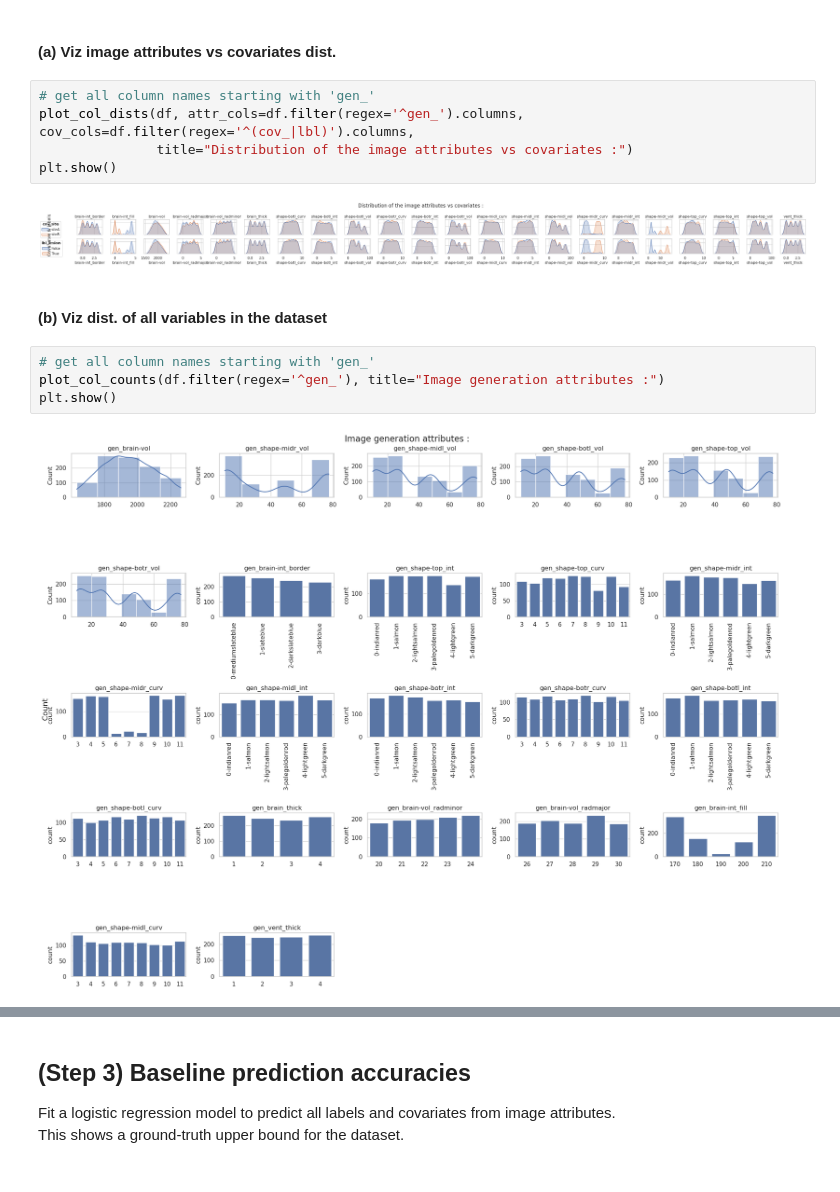
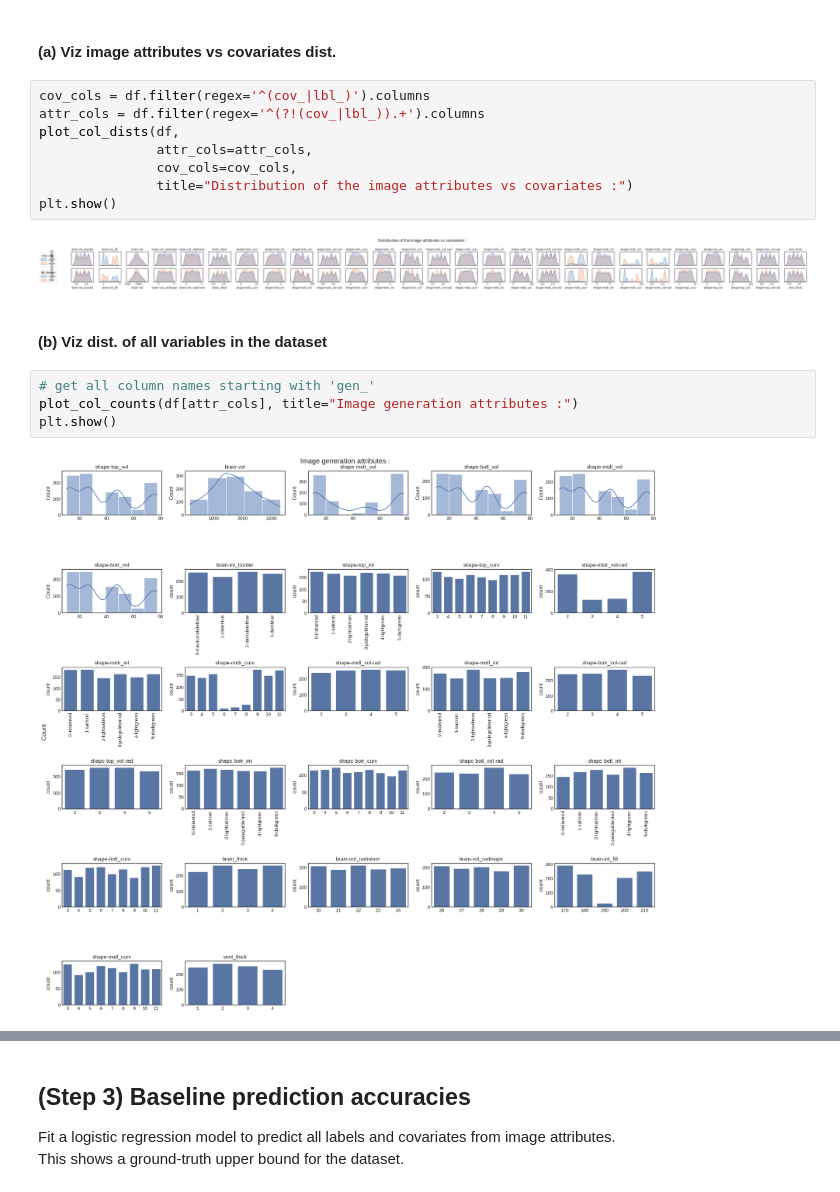
Before and after one commit to RoshanRane/toybrains, a Jupyter notebook: 0_tutorial.ipynb, the cells around one changed output, grey strips where cells are left out. Cells and saved outputs as stored; diff of their text form.

Commit message:
Baseline analysis now takes all interesting subsets of attributes as input

```diff
--- a/0_tutorial.ipynb
+++ b/0_tutorial.ipynb
@@ -125,20 +139,23 @@ df.head()
 # %% [markdown]
 #### (a) Viz image attributes vs covariates dist.
 # %%
-# get all column names starting with 'gen_'
-plot_col_dists(df, attr_cols=df.filter(regex='^gen_').columns, cov_cols=df.filter(regex='^(cov_|lbl)').columns,
+cov_cols = df.filter(regex='^(cov_|lbl_)').columns
+attr_cols = df.filter(regex='^(?!(cov_|lbl_)).+').columns
+plot_col_dists(df,
+               attr_cols=attr_cols,
+               cov_cols=cov_cols,
                title="Distribution of the image attributes vs covariates :")
 plt.show()
 # %% [output]
-[figure, old version]
+[figure, new version]
 # %% [markdown]
 #### (b) Viz dist. of all variables in the dataset
 # %%
 # get all column names starting with 'gen_'
-plot_col_counts(df.filter(regex='^gen_'), title="Image generation attributes :")
+plot_col_counts(df[attr_cols], title="Image generation attributes :")
 plt.show()
 # %% [output]
-[figure, old version]
+[figure, new version]
 # %%
 # get all column names starting with 'gen_'
 plot_col_counts(df.filter(regex='^lbl'), title="Labels :")
```
Also changed, not shown: parts of 20 cells of this notebook, 5 other files.
